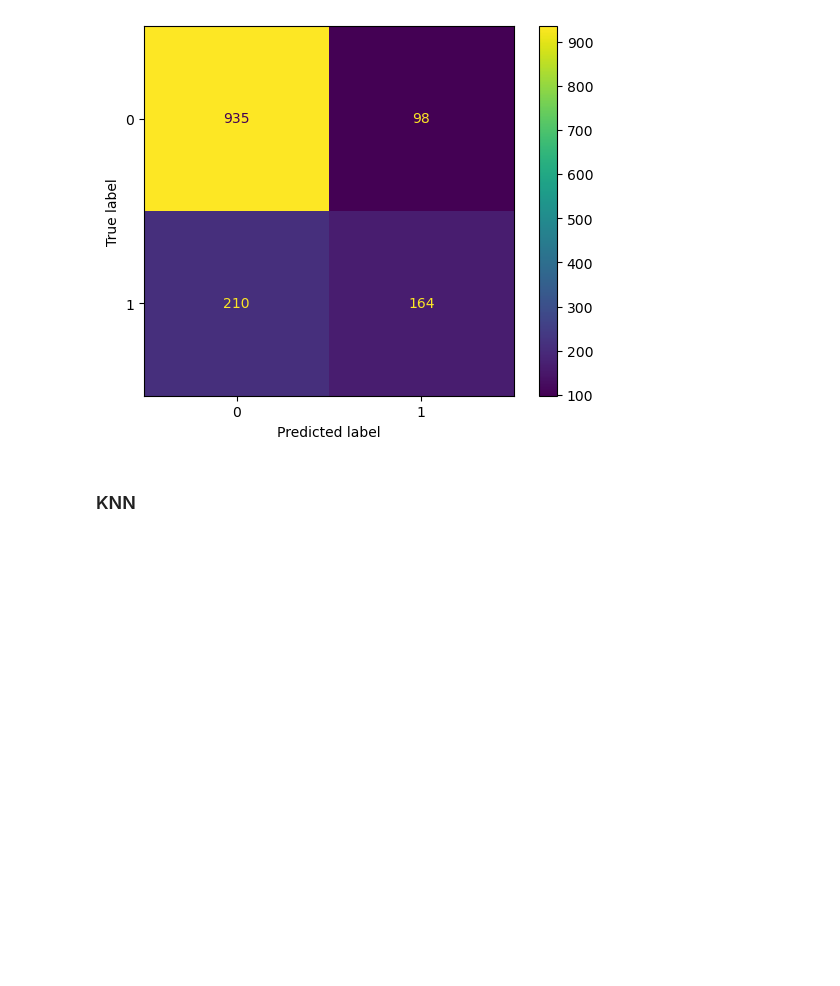
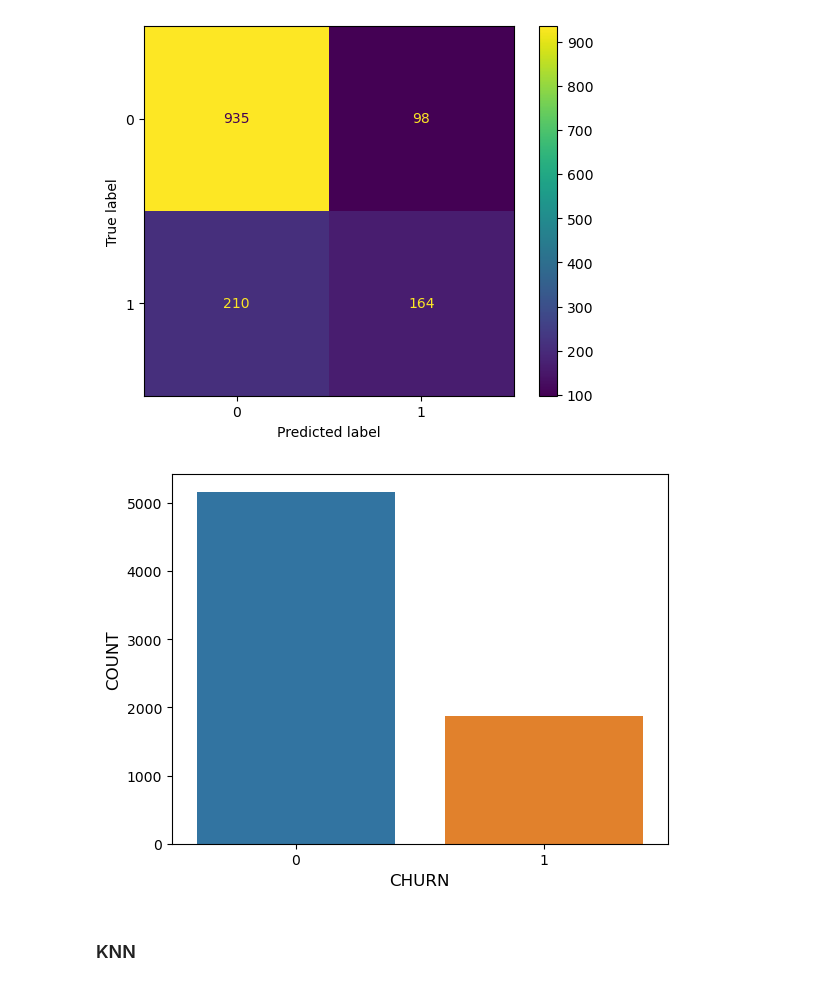
Before and after one commit to nb3105/LABS_IRONHACK_NICOLAS_BENS, a Jupyter notebook: Week 7/LAB_TDAY/logistic_regression_lab.ipynb, the cells around one changed output. Saved outputs shown, nothing was run; the diff lists cells and outputs as text; code cells hidden in the pictures; blank space fills up the shorter version.

```diff
--- a/Week 7/LAB_TDAY/logistic_regression_lab.ipynb
+++ b/Week 7/LAB_TDAY/logistic_regression_lab.ipynb
@@ -47,6 +49,8 @@ churnData["TotalCharges"] = pd.to_numeric(churnData["TotalCharges"], errors='coe
 churnData["TotalCharges"].dtypes
 # %% [output]
 dtype('float64')
+# %%
+churnData['Churn'] = churnData['Churn'].map({'Yes': 1, 'No': 0})
 # %%
 churnData.dropna(inplace = True)
 # %%
@@ -118,6 +122,13 @@ disp.plot()
 # %% [output]
 <sklearn.metrics._plot.confusion_matrix.ConfusionMatrixDisplay at 0x...>
 [figure]
+# %%
+churnknn_count= sns.countplot(x='Churn', data=churnData)
+churnknn_count.set_xlabel("CHURN", fontsize=12)
+churnknn_count.set_ylabel("COUNT", fontsize=12)
+plt.show()
+# %% [output]
+[figure, added]
 # %% [markdown]
 ### KNN
 # %%
```
Also changed, not shown: parts of 8 cells of this notebook, 5 other files.
